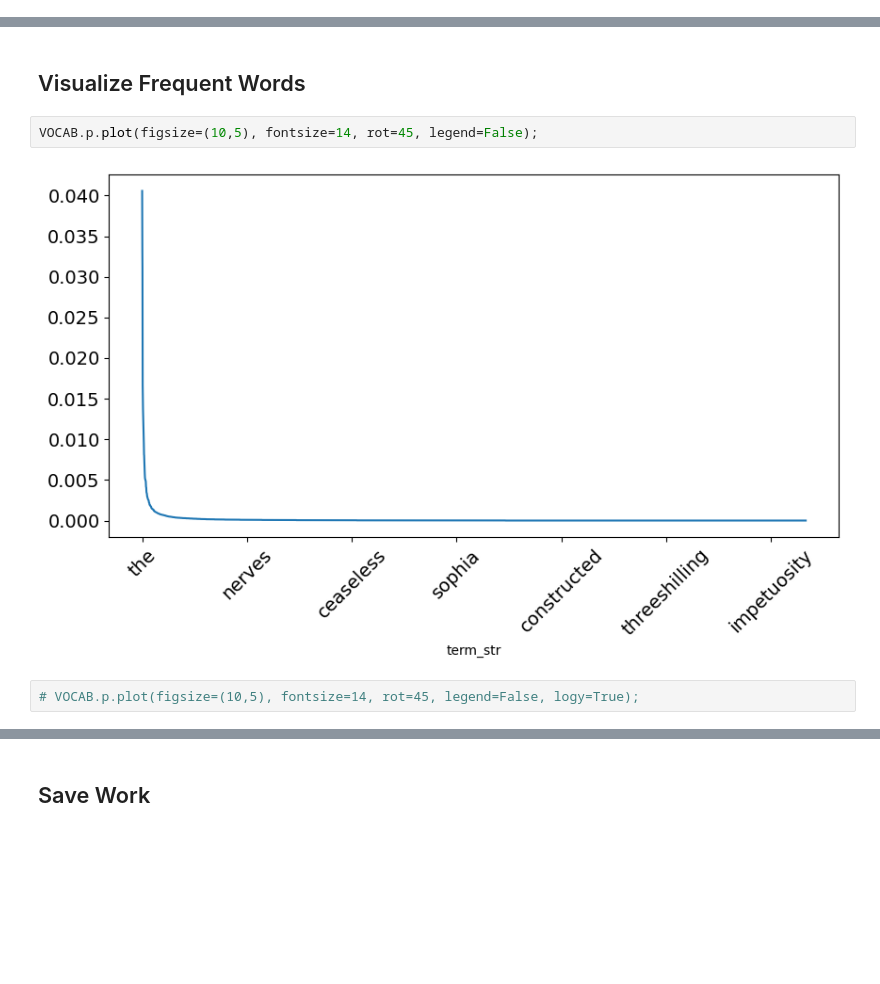
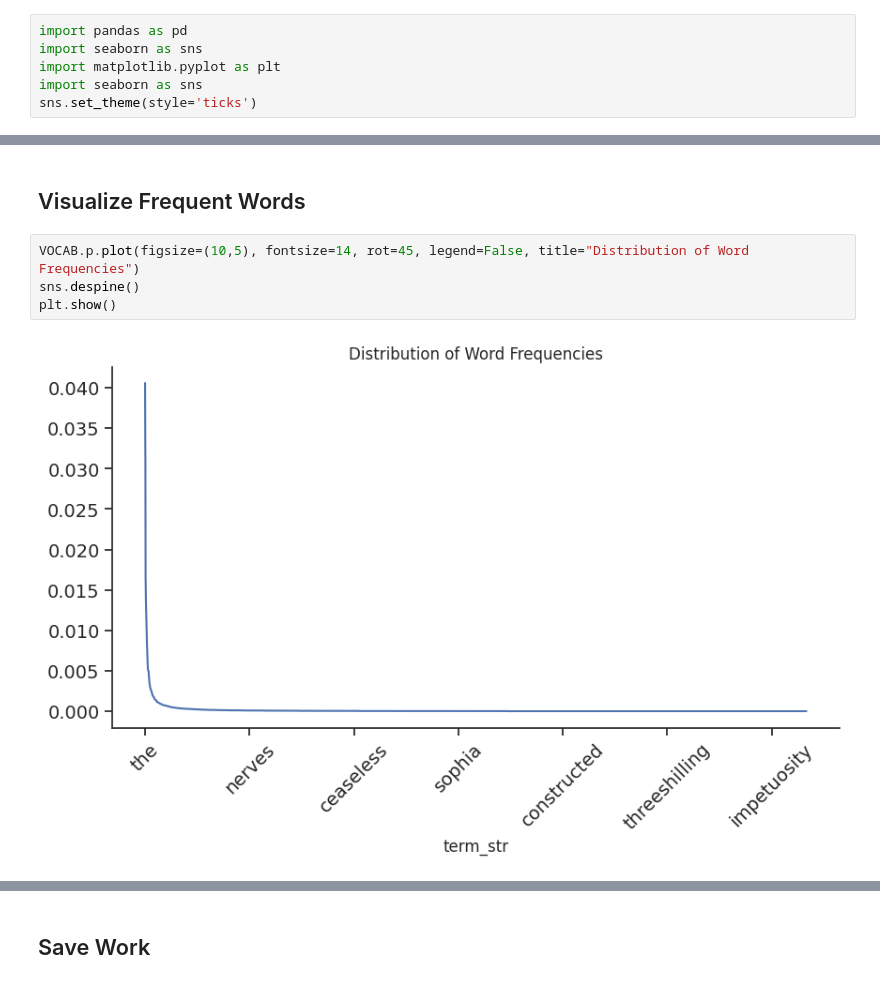
Before and after one commit to ontoligent/DS5001-PUB, a Jupyter notebook: m01-01-first-foray.ipynb, the cells around one changed output, grey strips where cells are left out. Cells and saved outputs as stored; diff of their text form; blank space fills up the shorter version.

```diff
--- a/m01-01-first-foray.ipynb
+++ b/m01-01-first-foray.ipynb
@@ -17,3 +15,9 @@ import pandas as pd
+# %%
+import pandas as pd
+import seaborn as sns
+import matplotlib.pyplot as plt
+import seaborn as sns
+sns.set_theme(style='ticks')
 # %%
 data_home = '../input'
 output_dir = '../working'
@@ -323,9 +321,9 @@ VOCAB
 # %% [markdown]
 ## Visualize Frequent Words
 # %%
-VOCAB.p.plot(figsize=(10,5), fontsize=14, rot=45, legend=False);
+VOCAB.p.plot(figsize=(10,5), fontsize=14, rot=45, legend=False, title="Distribution of Word Frequencies")
+sns.despine()
+plt.show()
 # %% [output]
-[figure, old version]
+[figure, new version]
-# %%
-# VOCAB.p.plot(figsize=(10,5), fontsize=14, rot=45, legend=False, logy=True);
 # %%
```
Also changed, not shown: parts of 14 cells of this notebook.
